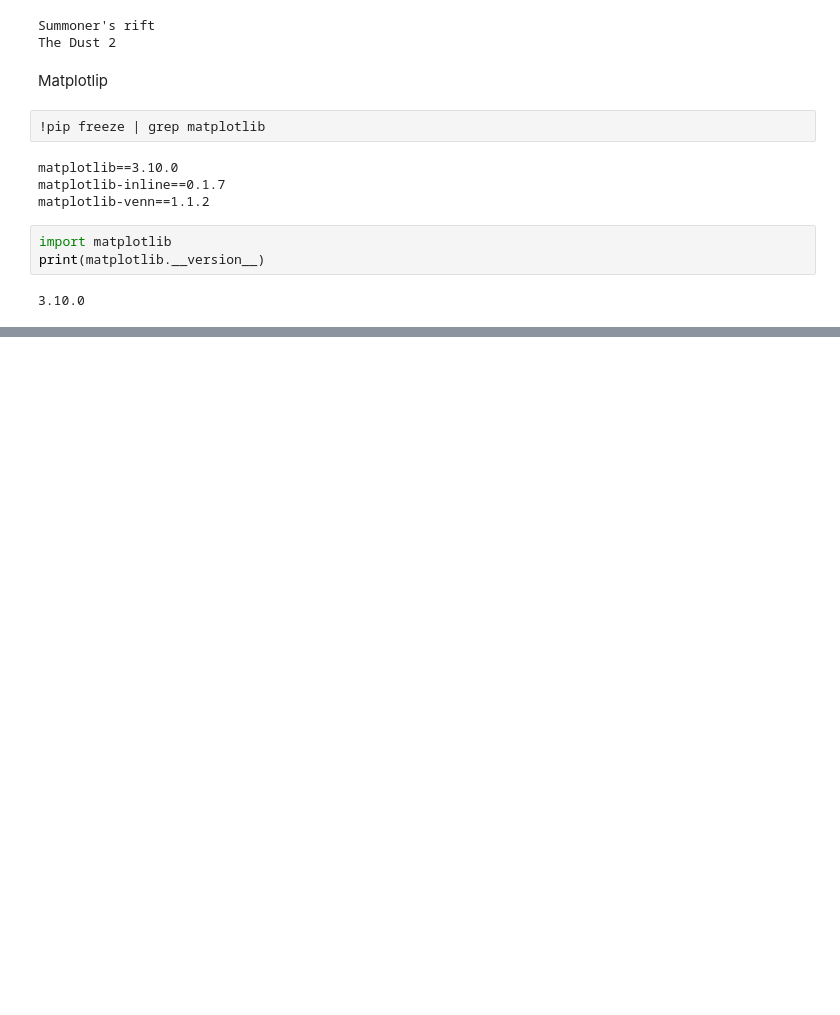
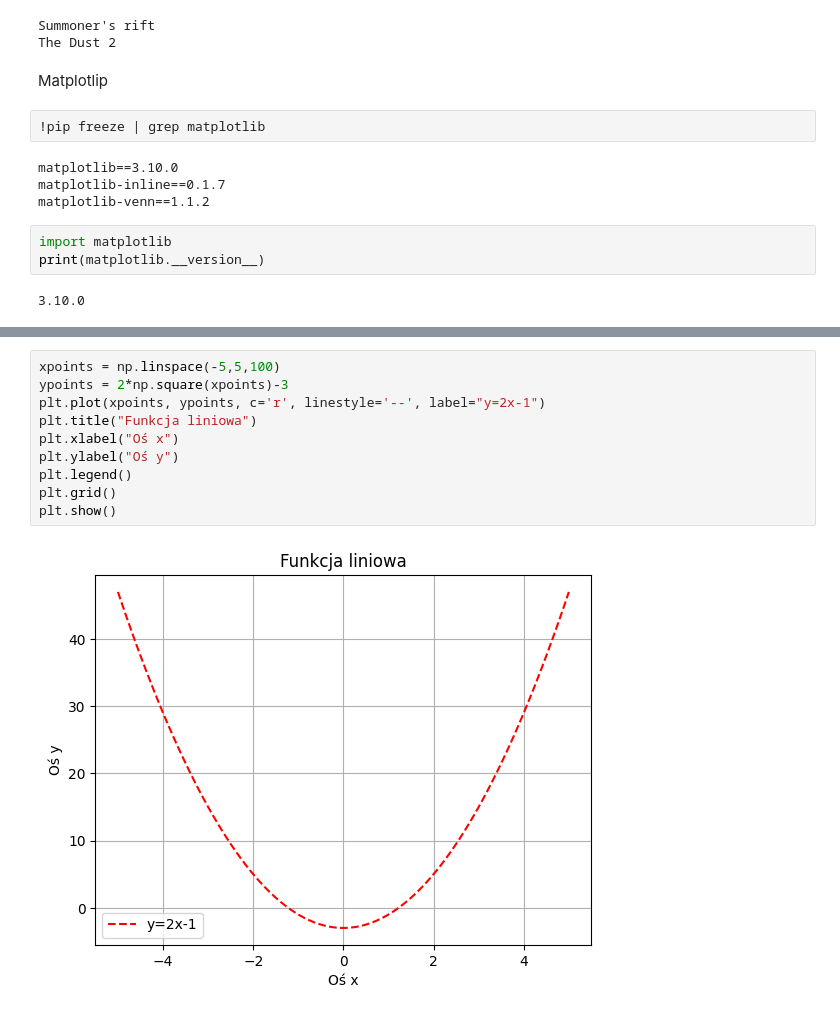
Before and after one commit to antkeser/KursAI, a Jupyter notebook: 3_Biblioteka_matplotlib.ipynb, the cells around one changed output, grey strips where cells are left out. Saved outputs shown, nothing was run; the diff lists cells and outputs as text; blank space fills up the shorter version.

```diff
--- a/3_Biblioteka_matplotlib.ipynb
+++ b/3_Biblioteka_matplotlib.ipynb
@@ -88,0 +115,12 @@ print(matplotlib.__version__)
+# %%
+xpoints = np.linspace(-5,5,100)
+ypoints = 2*np.square(xpoints)-3
+plt.plot(xpoints, ypoints, c='r', linestyle='--', label="y=2x-1")
+plt.title("Funkcja liniowa")
+plt.xlabel("Oś x")
+plt.ylabel("Oś y")
+plt.legend()
+plt.grid()
+plt.show()
+# %% [output]
+[figure, added]
```
Also changed, not shown: parts of 7 cells of this notebook.
